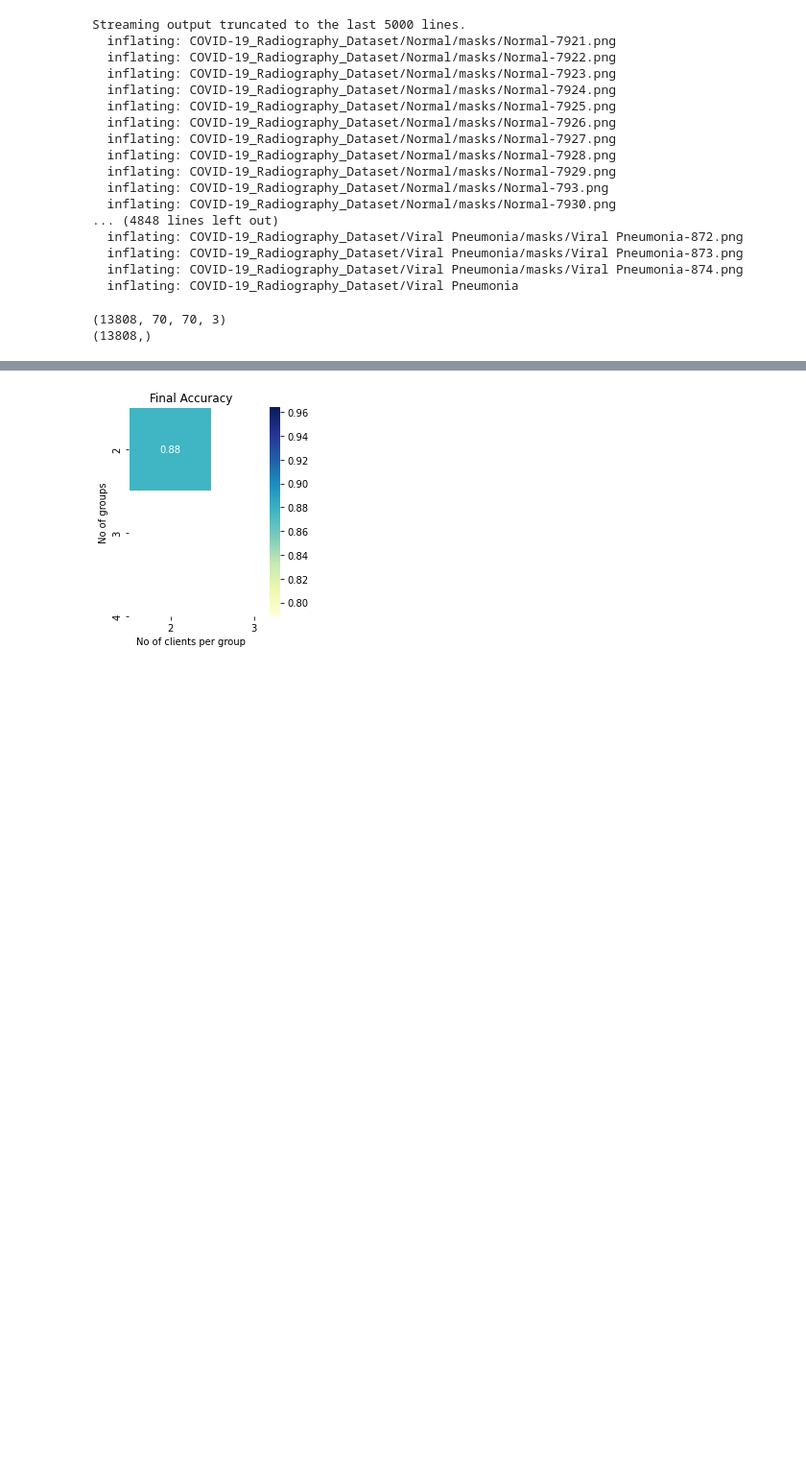
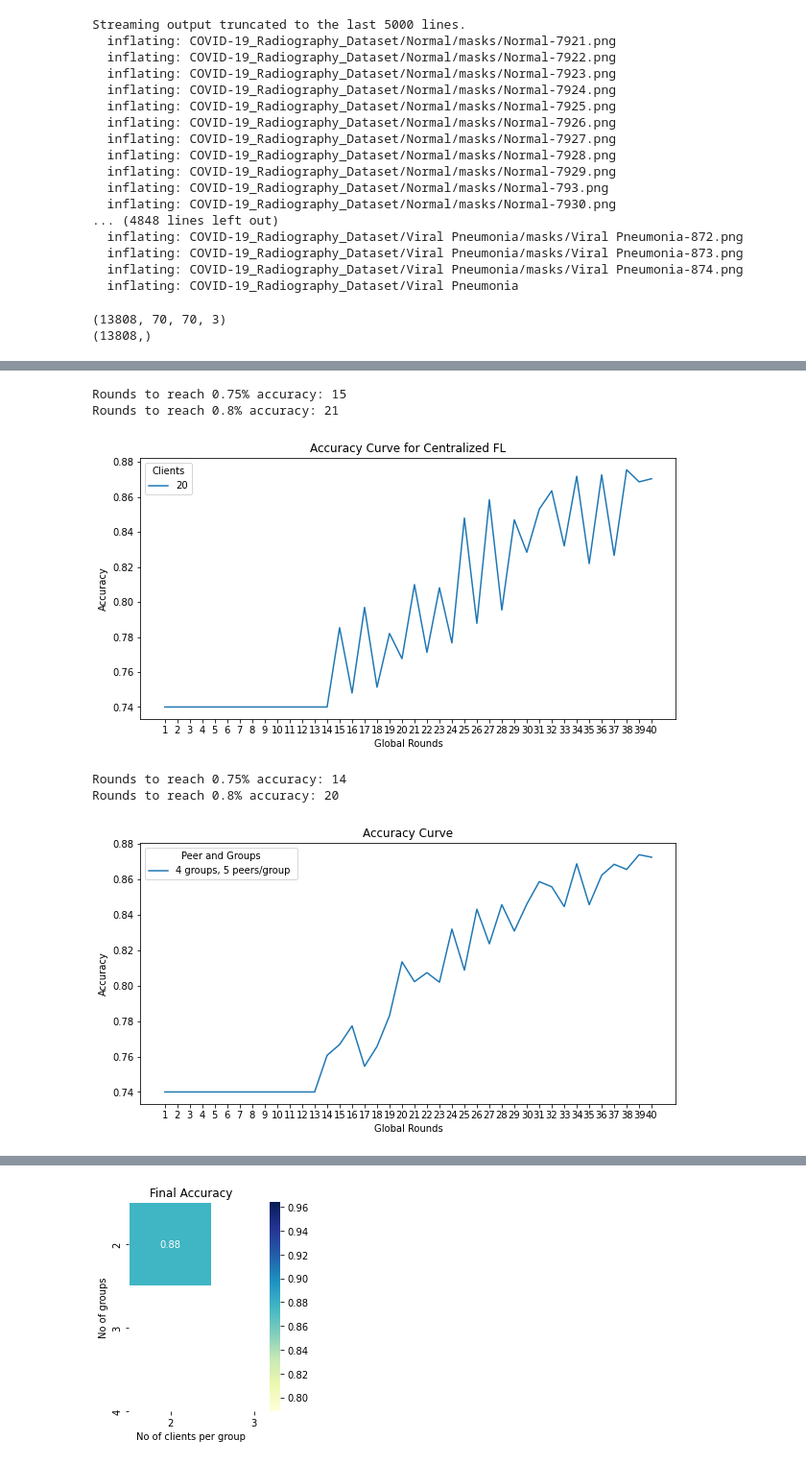
Before and after one commit to AdwaitB/AIC-Project, a Jupyter notebook: AIC_FL.ipynb, the cells around one changed output, grey strips where cells are left out. Shown at 96% size. Saved outputs shown, nothing was run; the diff lists cells and outputs as text; code cells hidden in the pictures; blank space fills up the shorter version.

```diff
--- a/AIC_FL.ipynb
+++ b/AIC_FL.ipynb
@@ -253,3 +281,17 @@ def pair_wise_xp(x, y, model, no_grps_list, total_clients, global_rounds, local_
+# %%
+def plot_accuracy_curves_xp(history, no_grps_list, no_peers_list):
+  rounds = [i+1 for i in range(len(list(history.values())[0]))]
+  idx = 0
+  fig, ax = plt.subplots(1,figsize=(10,5))
+  for combination in history:
+    ax.plot(rounds, history[combination], label = str(no_grps_list[idx]) + " groups, " + str(no_peers_list[idx]) + " peers/group ")
+    plt.xticks(rounds)
+    idx+=1
+  plt.legend(*[*zip(*{l:h for h,l in zip(*ax.get_legend_handles_labels())}.items())][::-1]).set_title("Peer and Groups")
+  plt.ylabel("Accuracy")
+  plt.xlabel("Global Rounds")
+  plt.title("Accuracy Curve")
+  plt.show()
 # %% [markdown]
 # COVID Radiography Dataset
 # %%
@@ -353,5 +395,6 @@ print(y_covid.shape)
 (13808, 70, 70, 3)
 (13808,)
 # %%
-test1 = complete_xp(np.copy(x_covid), np.copy(y_covid), get_covid_model(), [1], [1], 1, 3, deep_copy_covid_model)
+test1 = complete_xp(np.copy(x_covid), np.copy(y_covid), get_covid_model(), [1], [20], 40, 3, deep_copy_covid_model)
+test2 = complete_xp(np.copy(x_covid), np.copy(y_covid), get_covid_model(), [4], [5], 40, 3, deep_copy_covid_model)
 # %% [output]
@@ -375,3 +418,33 @@ Accuracy on Val Data:  [0.7882]
+# %%
+# test1 - Central FL
+max_acc = max(list(test1.values())[0])
+cutoffs = [0.75, 0.80]
+for j in cutoffs:
+    for i in test1:
+          if len(np.argwhere(np.array(test1[i])>=j)) > 0:
+            print("Rounds to reach " + str(j) + "% accuracy: " + str(np.argwhere(np.array(test1[i])>=j)[0][0] + 1))
+          else:
+            print("Does not reach " + str(j) + "% accuracy. ")
+plot_accuracy_curves_cfl(test1, [20])
+
+
+# test2 - Decentral FL
+max_acc = max(list(test2.values())[0])
+cutoffs = [0.75, 0.80]
+for j in cutoffs:
+    for i in test2:
+          if len(np.argwhere(np.array(test2[i])>=j)) > 0:
+            print("Rounds to reach " + str(j) + "% accuracy: " + str(np.argwhere(np.array(test2[i])>=j)[0][0] + 1))
+          else:
+            print("Does not reach " + str(j) + "% accuracy. ")
+plot_accuracy_curves_xp(test2, [4], [5])
+# %% [output]
+Rounds to reach 0.75% accuracy: 15
+Rounds to reach 0.8% accuracy: 21
+[figure, added]
+Rounds to reach 0.75% accuracy: 14
+Rounds to reach 0.8% accuracy: 20
+[figure, added]
 # %%
 # Centralized FL
 acc_fl_covid = complete_xp(np.copy(x_covid), np.copy(y_covid), get_covid_model(), [1], [20], 50, 3, deep_copy_covid_model)
```
Also changed, not shown: parts of 13 cells of this notebook.
